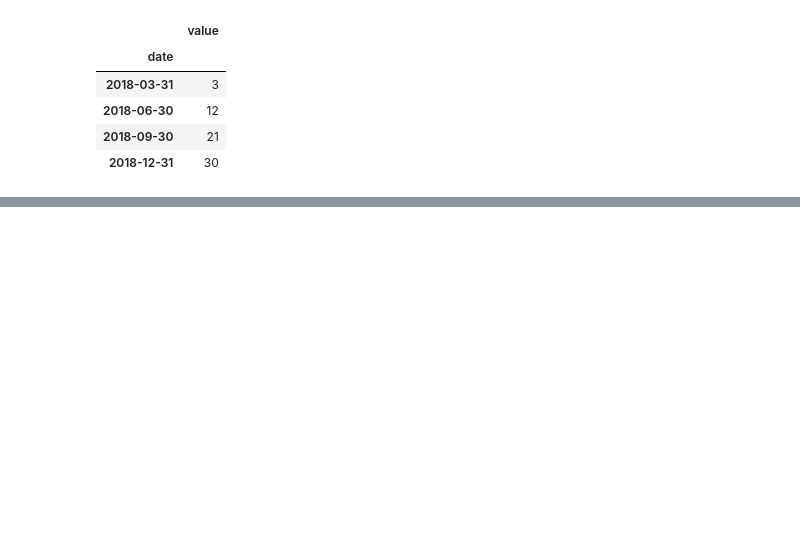
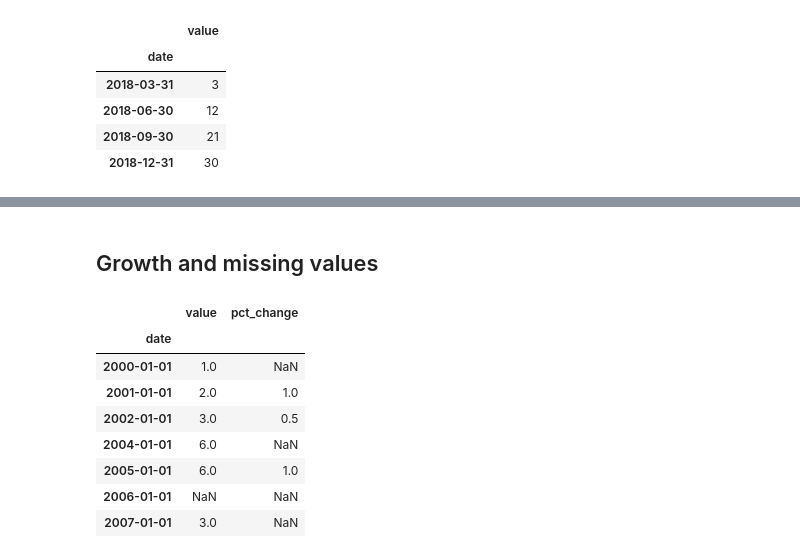
Before and after one commit to marcdelabarrera/python_snippets, a Jupyter notebook: pandas/pandas.ipynb, the cells around one changed output, grey strips where cells are left out. Drawn from its saved outputs; the diff is of its cells as text; code cells hidden in the pictures; blank space fills up the shorter version.

```diff
--- a/pandas/pandas.ipynb
+++ b/pandas/pandas.ipynb
@@ -85,0 +94,19 @@ pandas.core.frame.DataFrame
+# %% [markdown]
+## Growth and missing values
+# %%
+df = pd.DataFrame({'date':[2000,2001,2002,2004,2005,2006,2007],
+                   'value':[1,2,3,6,6,None,3],
+                   'pct_change':[None,1,0.5,None,1,None,None]})
+df.date = pd.to_datetime(df.date.astype(str))
+df.set_index('date', inplace= True)
+df
+# %% [output]
+|  | value | pct_change |
+| date |  |  |
+| 2000-01-01 | 1.0 | NaN |
+| 2001-01-01 | 2.0 | 1.0 |
+| 2002-01-01 | 3.0 | 0.5 |
+| 2004-01-01 | 6.0 | NaN |
+| 2005-01-01 | 6.0 | 1.0 |
+| 2006-01-01 | NaN | NaN |
+| 2007-01-01 | 3.0 | NaN |
```
Also changed, not shown: parts of 22 cells of this notebook.
